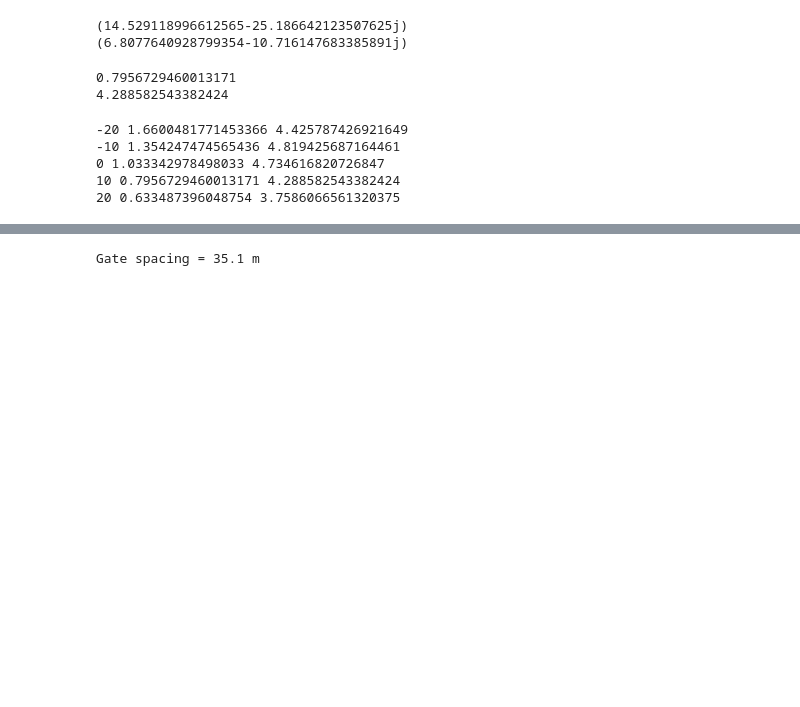
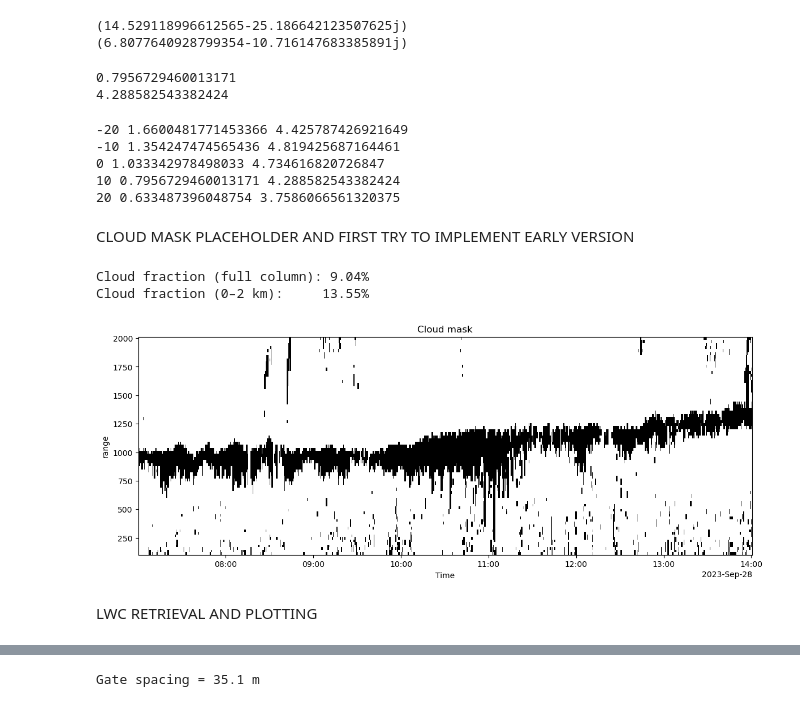
Before and after one commit to geronbreuergb-tech/dual_freq_radar_lwc, a Jupyter notebook: notebooks/03_dwr_and_masking.ipynb, the cells around one changed output, grey strips where cells are left out. Drawn from its saved outputs; the diff is of its cells as text; code cells hidden in the pictures; blank space fills up the shorter version.

```diff
--- a/notebooks/03_dwr_and_masking.ipynb
+++ b/notebooks/03_dwr_and_masking.ipynb
@@ -137,3 +162,5 @@ kappa_ka = xr.DataArray(
     coords=dwr.coords,
     name="kappa_Ka",
 )
+# %% [markdown]
+CLOUD MASK PLACEHOLDER AND FIRST TRY TO IMPLEMENT EARLY VERSION
@@ -140,3 +174,39 @@ kappa_ka = xr.DataArray(
+# %%
+# %% Real cloud mask (replace the all-True placeholder)
+# Cloud = both radars see a return above noise floor.
+# -40 dBZ is a conservative Ka-band cloud detection threshold.
+cloud_mask = (
+    ds["Ze_Ka"].notnull()
+    & ds["Ze_W"].notnull()
+    & (ds["Ze_Ka"] > -40)
+    & (ds["Ze_W"] > -40)
+)
+cloud_mask.name = "cloud_mask"
+print(f"Cloud fraction (full column): {float(cloud_mask.mean()):.2%}")
+
+# 2 km version to match your existing workflow
+cloud_mask_2km = cloud_mask.sel(range=slice(0, 2000))
+print(f"Cloud fraction (0–2 km):     {float(cloud_mask_2km.mean()):.2%}")
+# %% [output]
+Cloud fraction (full column): 9.04%
+Cloud fraction (0–2 km):     13.55%
+# %%
+import matplotlib.pyplot as plt
+
+fig, ax = plt.subplots(figsize=(14, 5))
+
+cloud_mask.sel(range=slice(0, 2000)).plot(
+    x="Time",
+    y="range",
+    cmap="Greys",
+    add_colorbar=False,
+    ax=ax,
+)
+
+ax.set_title("Cloud mask")
+plt.show()
+# %% [output]
+[figure, added]
 # %%
 dwr_2km = dwr.sel(range=slice(0, 2000))
 cloud_mask_2km = cloud_mask.sel(range=slice(0, 2000))
@@ -146,4 +216,6 @@ alpha_ka_2km = alpha_ka.sel(range=slice(0, 2000))
 
 kappa_w_2km = kappa_w.sel(range=slice(0, 2000))
 kappa_ka_2km = kappa_ka.sel(range=slice(0, 2000))
+# %% [markdown]
+LWC RETRIEVAL AND PLOTTING
 # %%
```
Also changed, not shown: parts of 16 cells of this notebook, 1 other file.
